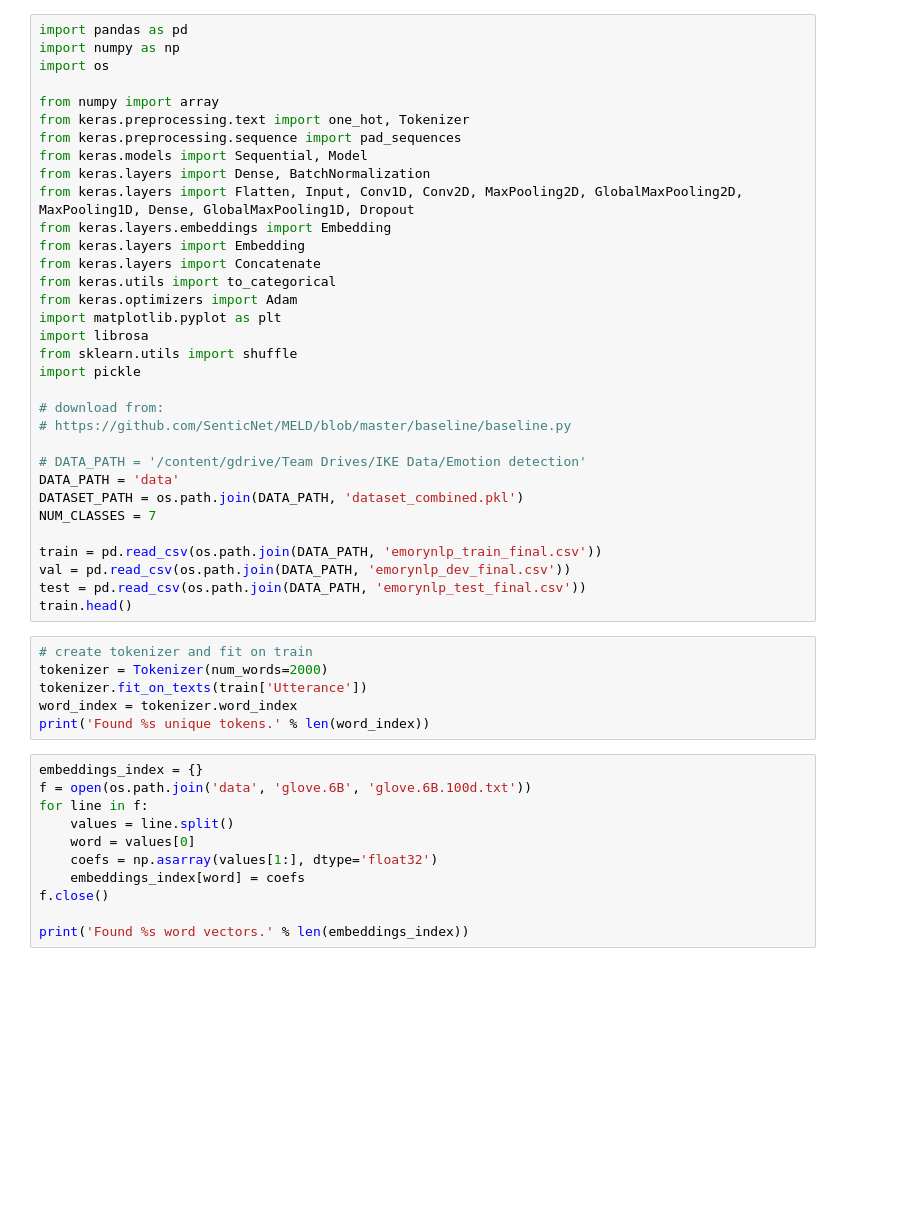
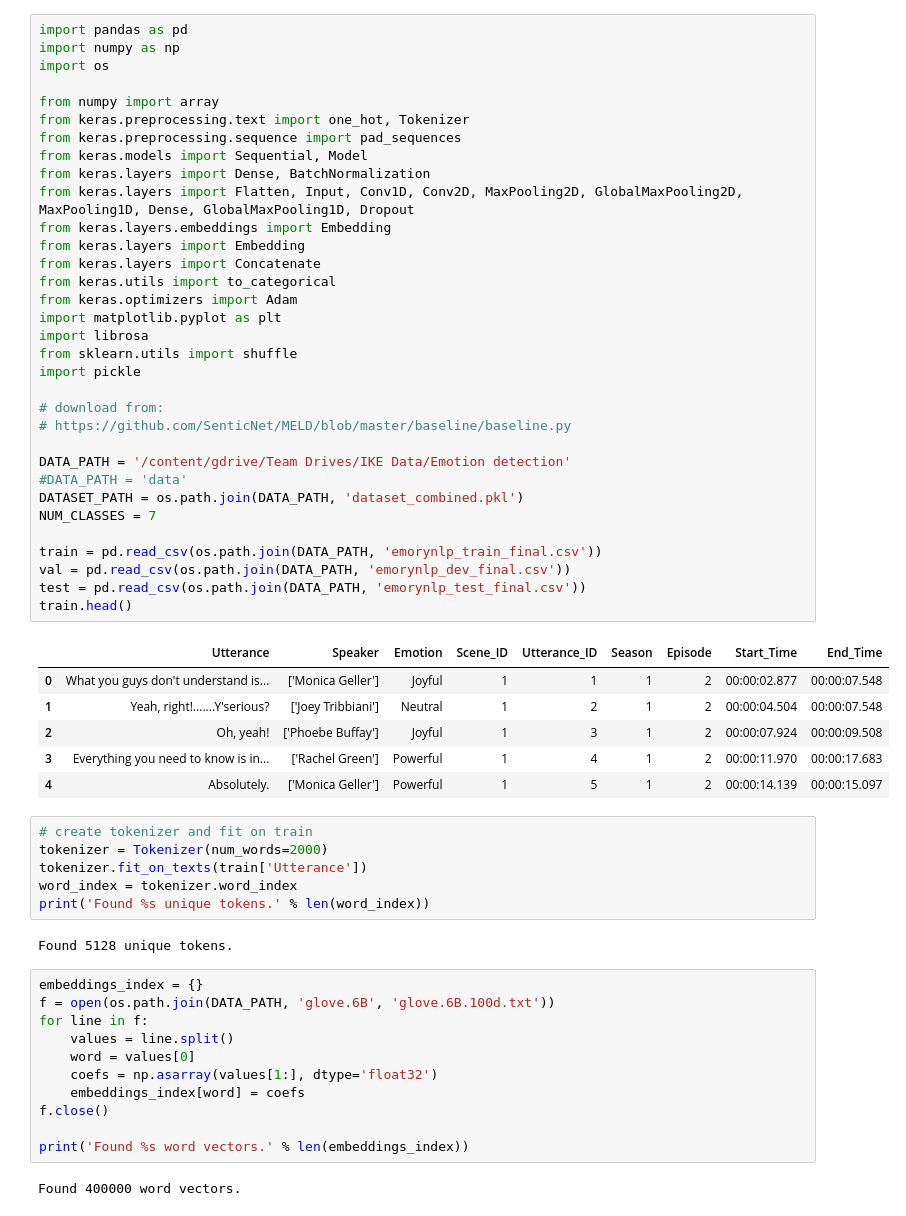
Before and after one commit to wouterdewinter/emotion-detection, a Jupyter notebook: combined.ipynb, the cells around one changed output. Saved outputs shown, nothing was run; the diff lists cells and outputs as text; blank space fills up the shorter version.

```diff
--- a/combined.ipynb
+++ b/combined.ipynb
@@ -6,44 +12,53 @@ drive.mount('/content/gdrive')
 import pandas as pd
 import numpy as np
 import os
 
 from numpy import array
 from keras.preprocessing.text import one_hot, Tokenizer
 from keras.preprocessing.sequence import pad_sequences
 from keras.models import Sequential, Model
 from keras.layers import Dense, BatchNormalization
 from keras.layers import Flatten, Input, Conv1D, Conv2D, MaxPooling2D, GlobalMaxPooling2D, MaxPooling1D, Dense, GlobalMaxPooling1D, Dropout
 from keras.layers.embeddings import Embedding
 from keras.layers import Embedding
 from keras.layers import Concatenate
 from keras.utils import to_categorical
 from keras.optimizers import Adam
 import matplotlib.pyplot as plt
 import librosa
 from sklearn.utils import shuffle
 import pickle
 
 # download from:
 # https://github.com/SenticNet/MELD/blob/master/baseline/baseline.py
 
-# DATA_PATH = '/content/gdrive/Team Drives/IKE Data/Emotion detection'
-DATA_PATH = 'data'
+DATA_PATH = '/content/gdrive/Team Drives/IKE Data/Emotion detection'
+#DATA_PATH = 'data'
 DATASET_PATH = os.path.join(DATA_PATH, 'dataset_combined.pkl')
 NUM_CLASSES = 7
 
 train = pd.read_csv(os.path.join(DATA_PATH, 'emorynlp_train_final.csv'))
 val = pd.read_csv(os.path.join(DATA_PATH, 'emorynlp_dev_final.csv'))
 test = pd.read_csv(os.path.join(DATA_PATH, 'emorynlp_test_final.csv'))
 train.head()
+# %% [output]
+|  | Utterance | Speaker | Emotion | Scene_ID | Utterance_ID | Season | Episode | Start_Time | End_Time |
+| 0 | What you guys don't understand is... | ['Monica Geller'] | Joyful | 1 | 1 | 1 | 2 | 00:00:02.877 | 00:00:07.548 |
+| 1 | Yeah, right!.......Y'serious? | ['Joey Tribbiani'] | Neutral | 1 | 2 | 1 | 2 | 00:00:04.504 | 00:00:07.548 |
+| 2 | Oh, yeah! | ['Phoebe Buffay'] | Joyful | 1 | 3 | 1 | 2 | 00:00:07.924 | 00:00:09.508 |
+| 3 | Everything you need to know is in... | ['Rachel Green'] | Powerful | 1 | 4 | 1 | 2 | 00:00:11.970 | 00:00:17.683 |
+| 4 | Absolutely. | ['Monica Geller'] | Powerful | 1 | 5 | 1 | 2 | 00:00:14.139 | 00:00:15.097 |
 # %%
 # create tokenizer and fit on train
 tokenizer = Tokenizer(num_words=2000)
 tokenizer.fit_on_texts(train['Utterance'])
 word_index = tokenizer.word_index
 print('Found %s unique tokens.' % len(word_index))
+# %% [output]
+Found 5128 unique tokens.
 # %%
 embeddings_index = {}
-f = open(os.path.join('data', 'glove.6B', 'glove.6B.100d.txt'))
+f = open(os.path.join(DATA_PATH, 'glove.6B', 'glove.6B.100d.txt'))
 for line in f:
     values = line.split()
     word = values[0]
@@ -52,6 +67,8 @@ for line in f:
 f.close()
 
 print('Found %s word vectors.' % len(embeddings_index))
+# %% [output]
+Found 400000 word vectors.
 # %%
 def preprocess(data, folder, tokenizer):
     data['label'] = data['Emotion'].astype('category').cat.codes
```
Also changed, not shown: parts of 12 cells of this notebook.
